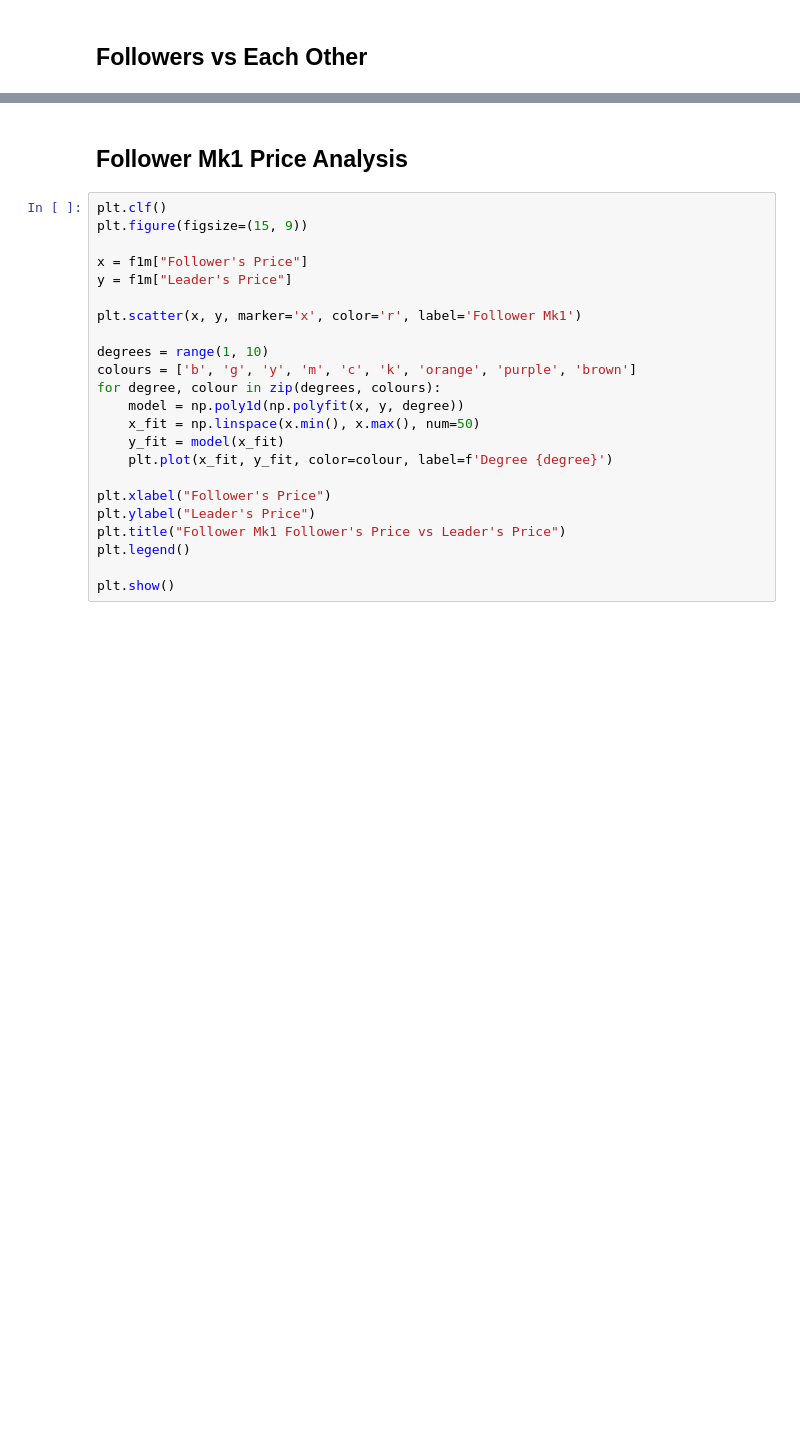
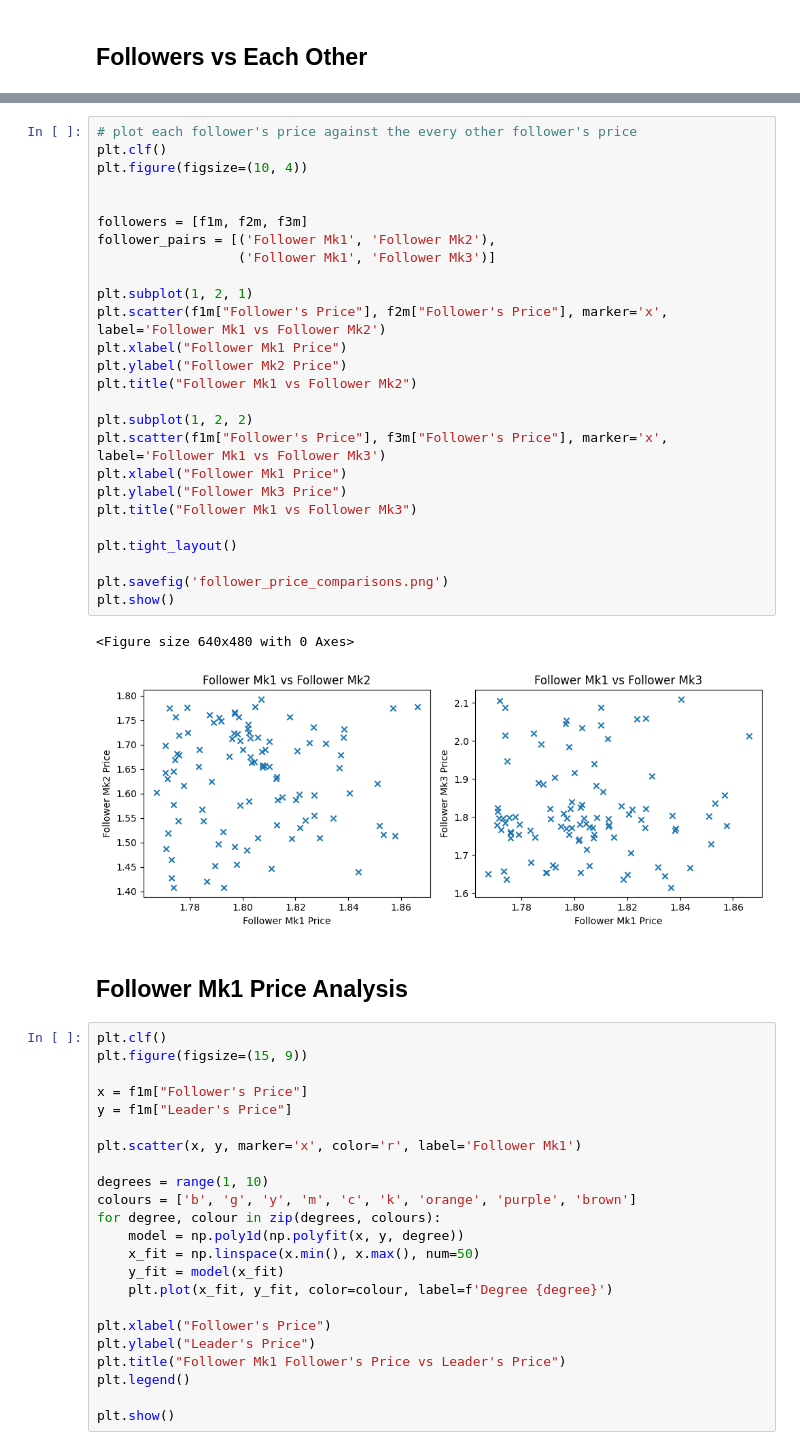
Before and after one commit to TroubledBagels/CGT_CWK, a Jupyter notebook: data_exploration.ipynb, the cells around one changed output, grey strips where cells are left out. Saved outputs shown, nothing was run; the diff lists cells and outputs as text; blank space fills up the shorter version.

```diff
--- a/data_exploration.ipynb
+++ b/data_exploration.ipynb
@@ -406,3 +425,32 @@ for i, (follower, follower_name) in enumerate(zip(followers, follower_names)):
+# %%
+# plot each follower's price against the every other follower's price
+plt.clf()
+plt.figure(figsize=(10, 4))
+
+
+followers = [f1m, f2m, f3m]
+follower_pairs = [('Follower Mk1', 'Follower Mk2'),
+                  ('Follower Mk1', 'Follower Mk3')]
+
+plt.subplot(1, 2, 1)
+plt.scatter(f1m["Follower's Price"], f2m["Follower's Price"], marker='x', label='Follower Mk1 vs Follower Mk2')
+plt.xlabel("Follower Mk1 Price")
+plt.ylabel("Follower Mk2 Price")
+plt.title("Follower Mk1 vs Follower Mk2")
+
+plt.subplot(1, 2, 2)
+plt.scatter(f1m["Follower's Price"], f3m["Follower's Price"], marker='x', label='Follower Mk1 vs Follower Mk3')
+plt.xlabel("Follower Mk1 Price")
+plt.ylabel("Follower Mk3 Price")
+plt.title("Follower Mk1 vs Follower Mk3")
+
+plt.tight_layout()
+
+plt.savefig('follower_price_comparisons.png')
+plt.show()
+# %% [output]
+<Figure size 640x480 with 0 Axes>
+[figure, added]
 # %% [markdown]
 ## Follower Mk1 Price Analysis
 # %%
```
Also changed, not shown: parts of 16 cells of this notebook, 7 other files.
